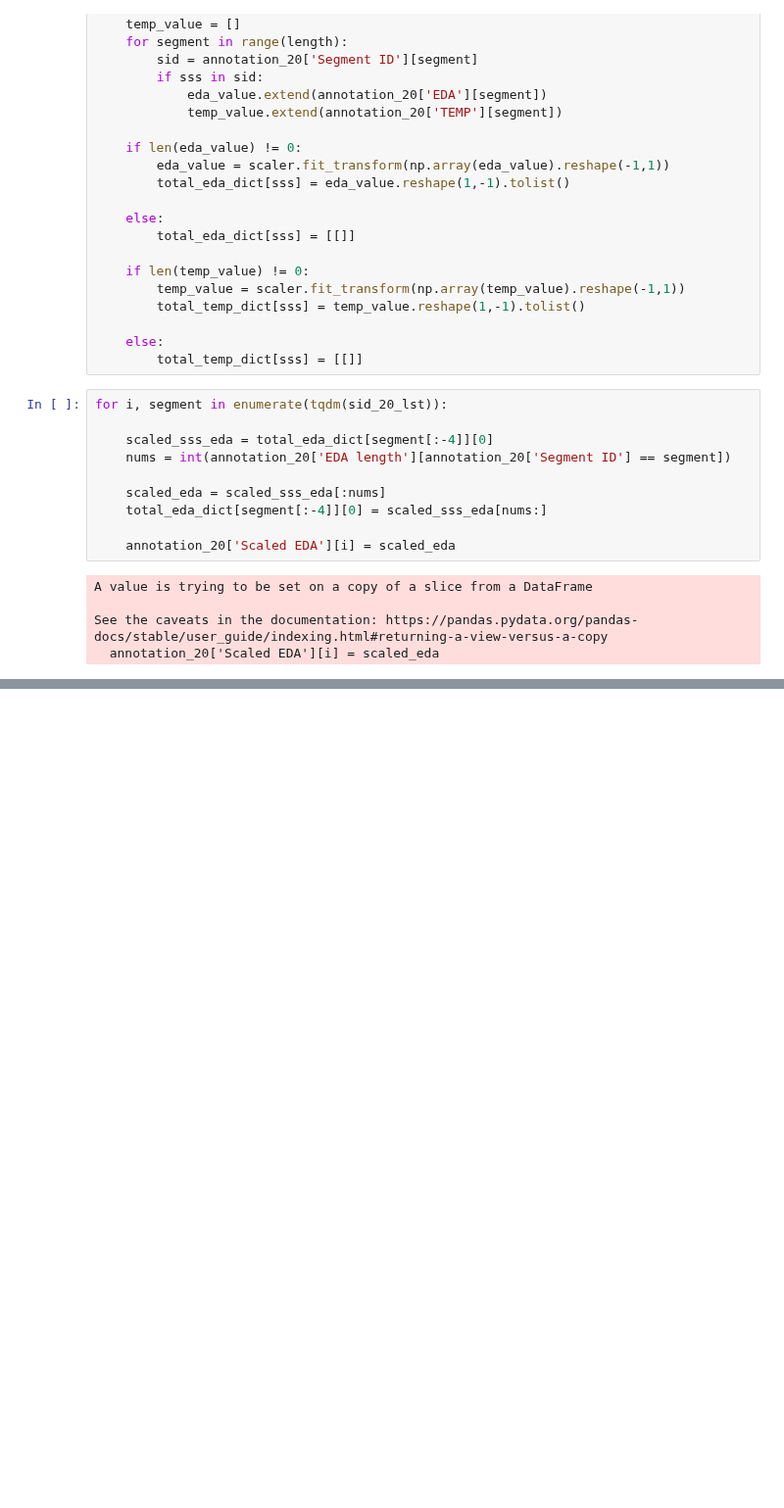
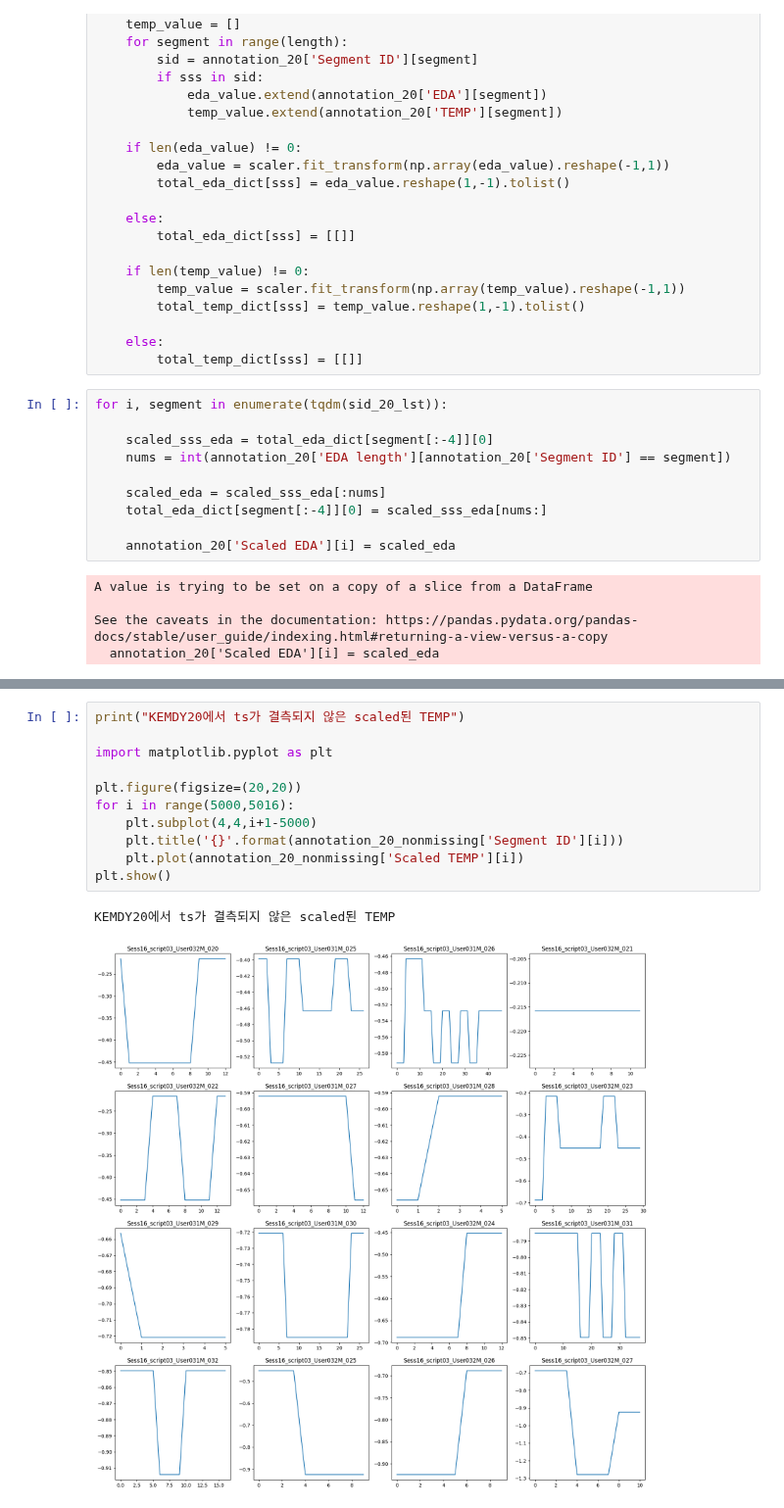
Before and after one commit to ARP-Lab/multi_modal, a Jupyter notebook: experimental/k_ts_preprocessing.ipynb, the cells around one changed output, grey strips where cells are left out. Shown at 98% size. Cells and saved outputs as stored; diff of their text form; blank space fills up the shorter version.

```diff
--- a/experimental/k_ts_preprocessing.ipynb
+++ b/experimental/k_ts_preprocessing.ipynb
@@ -626,0 +482,14 @@ sns.jointplot(x = 'Valence', y='Arousal', data = annotation_20.iloc[single_targe
+# %%
+print("KEMDY20에서 ts가 결측되지 않은 scaled된 TEMP")
+
+import matplotlib.pyplot as plt
+
+plt.figure(figsize=(20,20))
+for i in range(5000,5016):
+    plt.subplot(4,4,i+1-5000)
+    plt.title('{}'.format(annotation_20_nonmissing['Segment ID'][i]))
+    plt.plot(annotation_20_nonmissing['Scaled TEMP'][i])
+plt.show()
+# %% [output]
+KEMDY20에서 ts가 결측되지 않은 scaled된 TEMP
+[figure, added]
```
Also changed, not shown: parts of 50 cells of this notebook, 5 other files.
